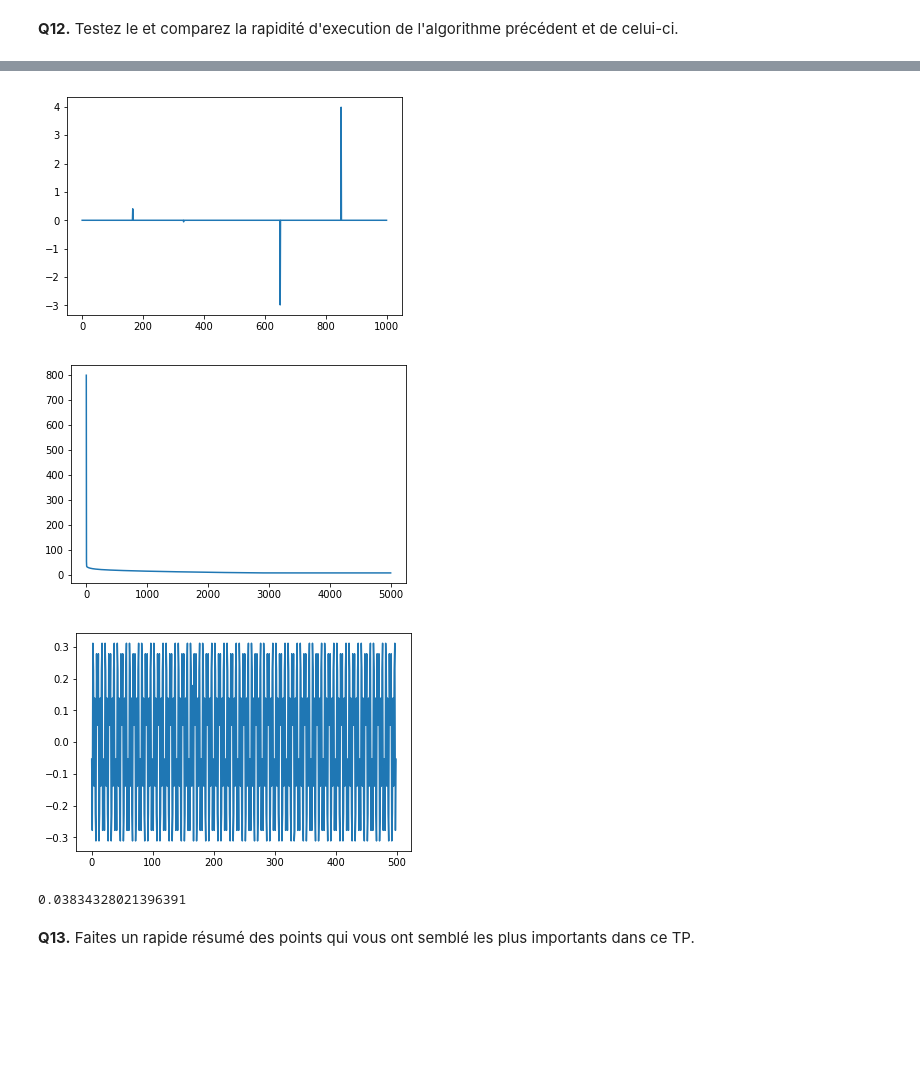
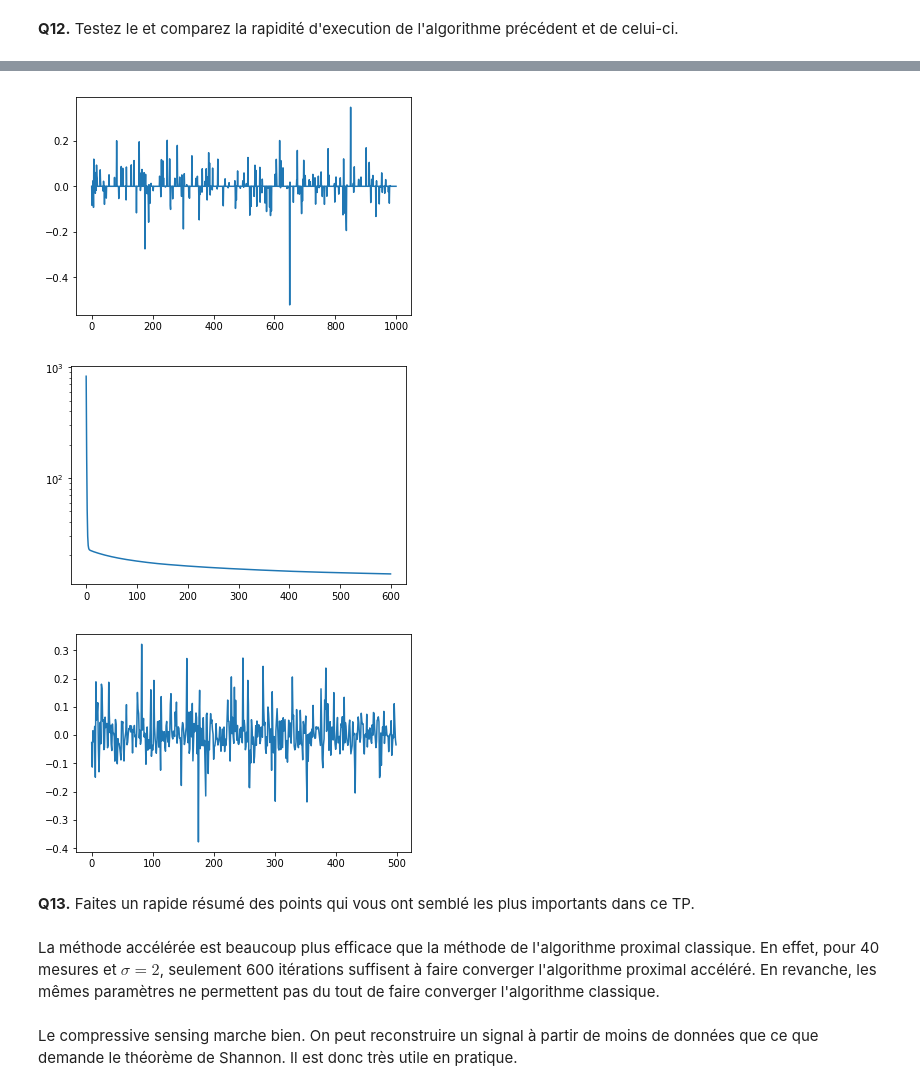
Before and after one commit to PaulCharnay/Opti_4A_S2, a Jupyter notebook: TP2_CompressiveSensing.ipynb, the cells around one changed output, grey strips where cells are left out. Drawn from its saved outputs; the diff is of its cells as text; code cells hidden in the pictures; blank space fills up the shorter version.

```diff
--- a/TP2_CompressiveSensing.ipynb
+++ b/TP2_CompressiveSensing.ipynb
@@ -376,17 +375,17 @@ def Nesterov(A, y, sigma, nit):
 # %% [markdown]
 **Q12.** Testez le et comparez la rapidité d'execution de l'algorithme précédent et de celui-ci.
 # %%
-A, y, x, n = Init(500, 80)
+A, y, x, n = Init(500, 40)
 
-nit=200
-sigma = 0.8
-alpha,xtilde,CF=Nesterov(A,y,sigma,nit)
+nit = 600
+sigma = 2
+alpha, xtilde, CF = Nesterov(A, y, sigma, nit)
 plt.plot(alpha)
 plt.show()
 plt.plot(CF)
+plt.semilogy()
 plt.show()
 plt.plot(xtilde)
 plt.show()
-print(npl.norm(xtilde - x))
 # %% [output]
 [figure]
@@ -396,18 +394,19 @@ print(npl.norm(xtilde - x))
 # %%
-nit=5000
-sigma = 0.8
-alpha,xtilde,CF=RestoreX(A,y,sigma,nit)
+alpha, xtilde, CF = RestoreX(A, y, sigma, nit)
 plt.plot(alpha)
 plt.show()
 plt.plot(CF)
+plt.semilogy()
 plt.show()
 plt.plot(xtilde)
 plt.show()
-print(npl.norm(xtilde - x))
 # %% [output]
-[figure, old version]
+[figure, new version]
-[figure, old version]
+[figure, new version]
-[figure, old version]
+[figure, new version]
-0.03834328021396391
 # %% [markdown]
 **Q13.** Faites un rapide résumé des points qui vous ont semblé les plus importants dans ce TP.
+# %% [markdown]
+La méthode accélérée est beaucoup plus efficace que la méthode de l'algorithme proximal classique. En effet, pour 40 mesures et $\sigma = 2$, seulement 600 itérations suffisent à faire converger l'algorithme proximal accéléré. En revanche, les mêmes paramètres ne permettent pas du tout de faire converger l'algorithme classique.
+# %% [markdown]
+Le compressive sensing marche bien. On peut reconstruire un signal à partir de moins de données que ce que demande le théorème de Shannon. Il est donc très utile en pratique.
```
Also changed, not shown: parts of 13 cells of this notebook.
